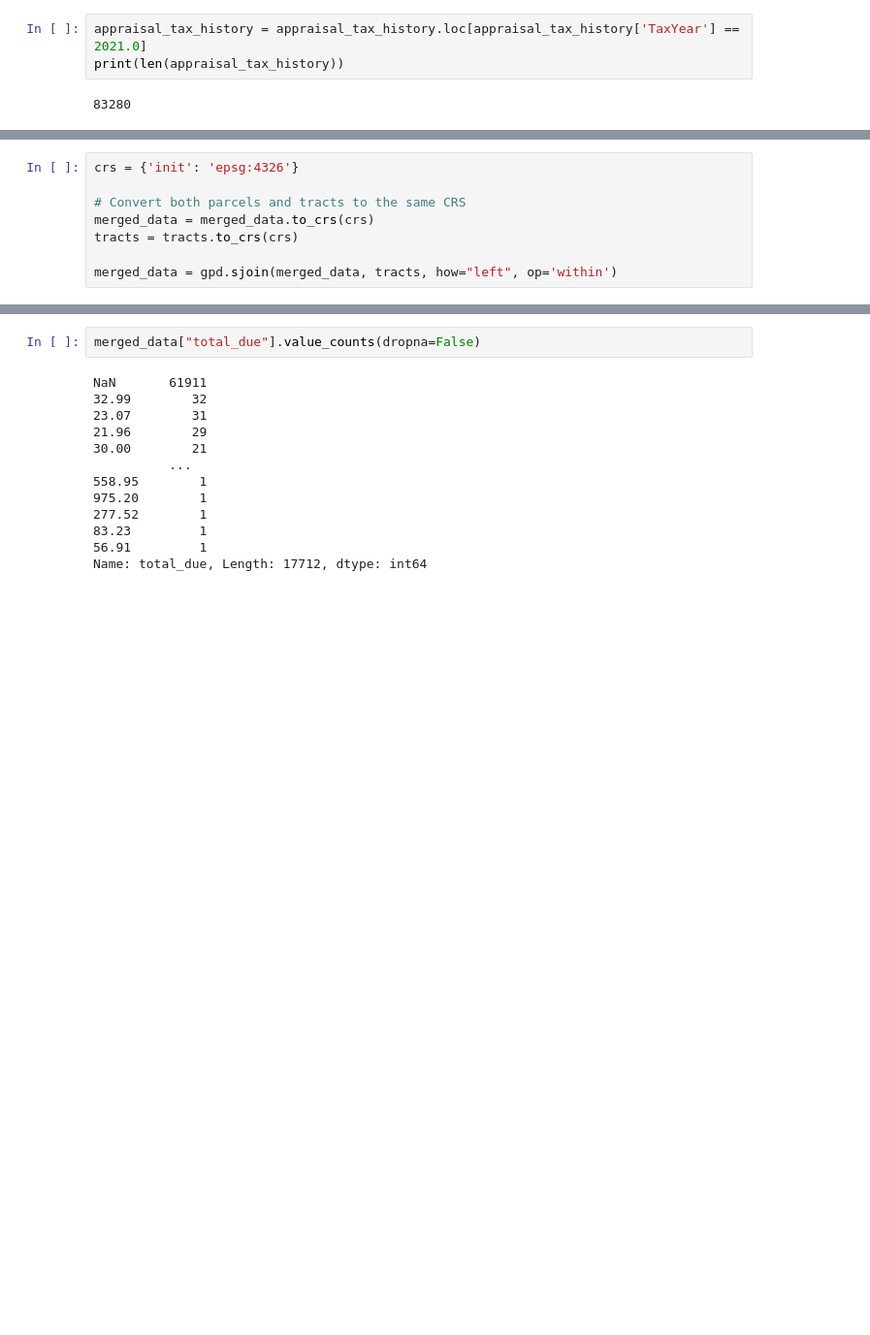
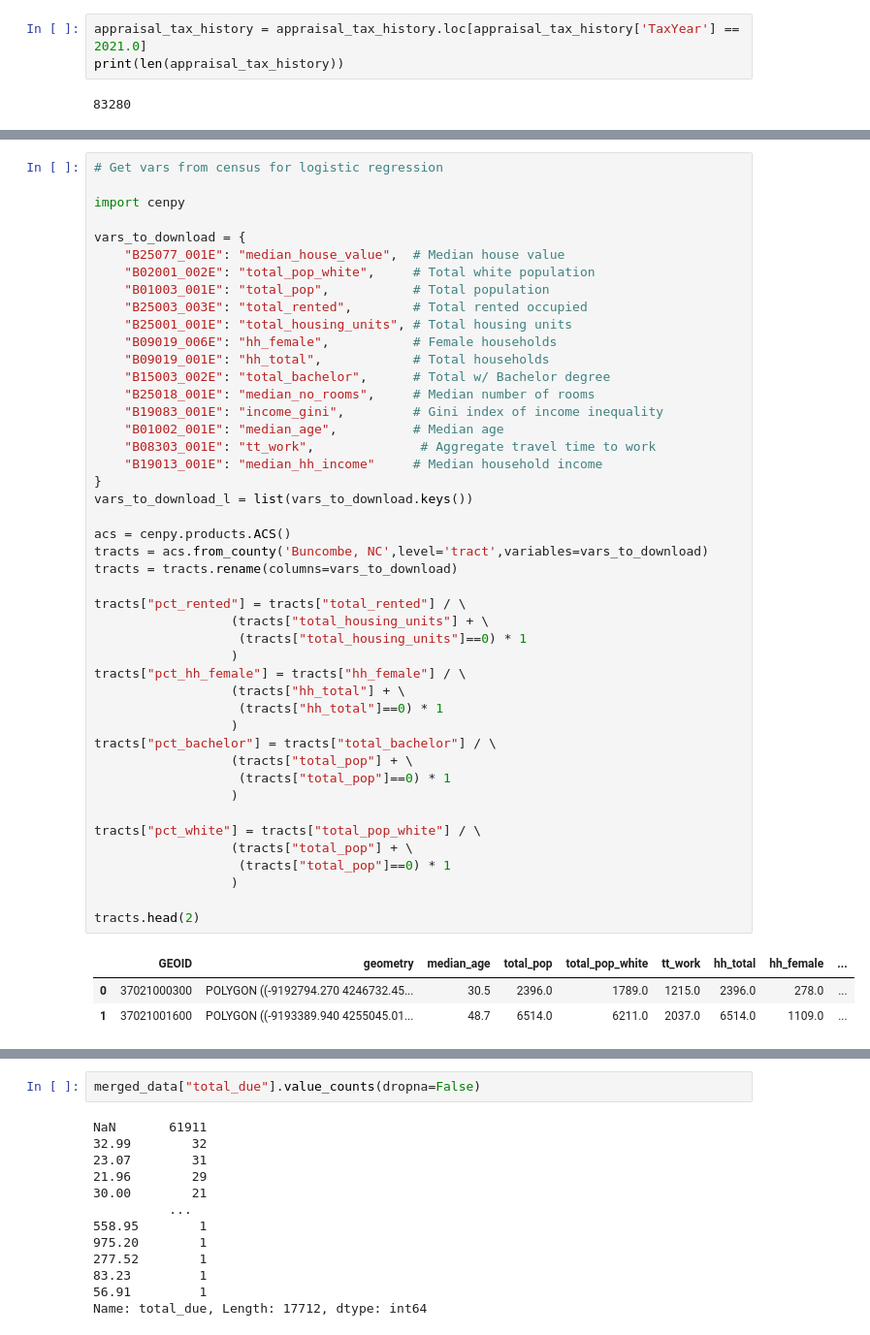
Before and after one commit to Alex-Devoid/buncombe-property-tax-analysis, a Jupyter notebook: unpaid_property_bills_analysis.ipynb, the cells around one changed output, grey strips where cells are left out. Shown at 97% size. Saved outputs shown, nothing was run; the diff lists cells and outputs as text; blank space fills up the shorter version.

```diff
--- a/unpaid_property_bills_analysis.ipynb
+++ b/unpaid_property_bills_analysis.ipynb
@@ -246,8 +183,49 @@ tracts
-# %%
-crs = {'init': 'epsg:4326'}
-
-# Convert both parcels and tracts to the same CRS
-merged_data = merged_data.to_crs(crs)
-tracts = tracts.to_crs(crs)
-
-merged_data = gpd.sjoin(merged_data, tracts, how="left", op='within')
+# %%
+# Get vars from census for logistic regression
+
+import cenpy
+
+vars_to_download = {
+    "B25077_001E": "median_house_value",  # Median house value
+    "B02001_002E": "total_pop_white",     # Total white population
+    "B01003_001E": "total_pop",           # Total population
+    "B25003_003E": "total_rented",        # Total rented occupied
+    "B25001_001E": "total_housing_units", # Total housing units
+    "B09019_006E": "hh_female",           # Female households
+    "B09019_001E": "hh_total",            # Total households
+    "B15003_002E": "total_bachelor",      # Total w/ Bachelor degree
+    "B25018_001E": "median_no_rooms",     # Median number of rooms
+    "B19083_001E": "income_gini",         # Gini index of income inequality
+    "B01002_001E": "median_age",          # Median age
+    "B08303_001E": "tt_work",              # Aggregate travel time to work
+    "B19013_001E": "median_hh_income"     # Median household income
+}
+vars_to_download_l = list(vars_to_download.keys())
+
+acs = cenpy.products.ACS()
+tracts = acs.from_county('Buncombe, NC',level='tract',variables=vars_to_download)
+tracts = tracts.rename(columns=vars_to_download)
+
+tracts["pct_rented"] = tracts["total_rented"] / \
+                  (tracts["total_housing_units"] + \
+                   (tracts["total_housing_units"]==0) * 1
+                  )
+tracts["pct_hh_female"] = tracts["hh_female"] / \
+                  (tracts["hh_total"] + \
+                   (tracts["hh_total"]==0) * 1
+                  )
+tracts["pct_bachelor"] = tracts["total_bachelor"] / \
+                  (tracts["total_pop"] + \
+                   (tracts["total_pop"]==0) * 1
+                  )
+
+tracts["pct_white"] = tracts["total_pop_white"] / \
+                  (tracts["total_pop"] + \
+                   (tracts["total_pop"]==0) * 1
+                  )
+
+tracts.head(2)
+# %% [output]
+|  | GEOID | geometry | median_age | total_pop | total_pop_white | tt_work | hh_total | hh_female | ... |
+| 0 | 37021000300 | POLYGON ((-9192794.270 4246732.45... | 30.5 | 2396.0 | 1789.0 | 1215.0 | 2396.0 | 278.0 | ... |
+| 1 | 37021001600 | POLYGON ((-9193389.940 4255045.01... | 48.7 | 6514.0 | 6211.0 | 2037.0 | 6514.0 | 1109.0 | ... |
```
Also changed, not shown: parts of 6 cells of this notebook, 1 other file.
